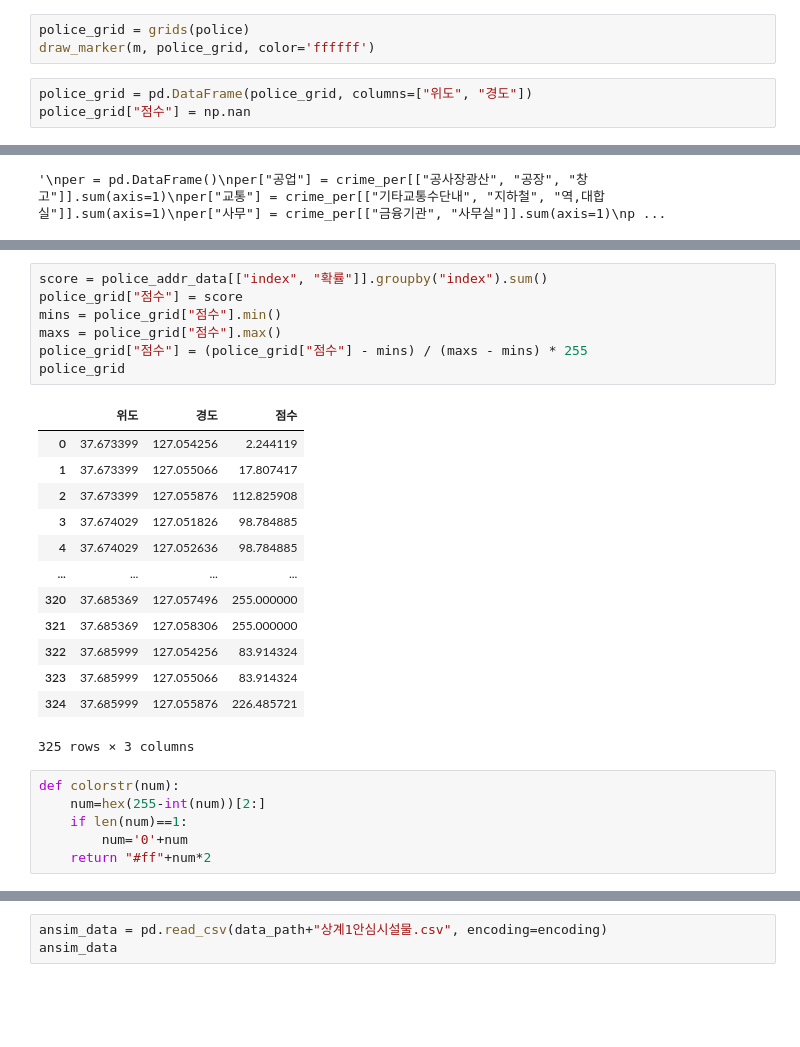
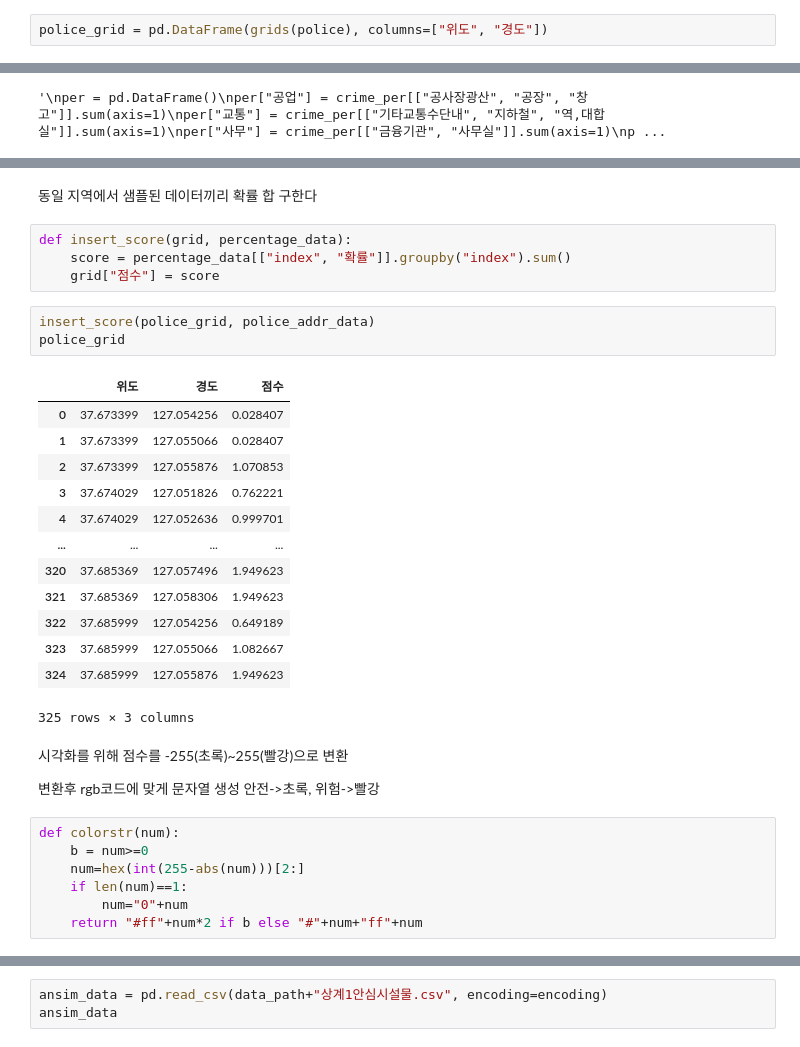
Before and after one commit to topaz11100/bp_final, a Jupyter notebook: 빅프_기말_최종.ipynb, the cells around one changed output, grey strips where cells are left out. Cells and saved outputs as stored; diff of their text form; blank space fills up the shorter version.

```diff
--- a/빅프_기말_최종.ipynb
+++ b/빅프_기말_최종.ipynb
@@ -66,6 +74,2 @@ folium.Marker(location=police,
 # %%
-police_grid = grids(police)
-draw_marker(m, police_grid, color='ffffff')
+police_grid = pd.DataFrame(grids(police), columns=["위도", "경도"])
-# %%
-police_grid = pd.DataFrame(police_grid, columns=["위도", "경도"])
-police_grid["점수"] = np.nan
@@ -273,30 +301,37 @@ police_addr_data
 | 1948 | 37.685953 | 127.055901 | 서울특별시 노원구 상계동 산 12-1 | 서울특별시 노원구 동일로 1772 | 산 | 0.324937 | 324 |
 | 1949 | 37.686178 | 127.055750 | 서울특별시 노원구 상계동 산 12-1 | 서울특별시 노원구 동일로 1772 | 산 | 0.324937 | 324 |
 1950 rows × 7 columns
+# %% [markdown]
+동일 지역에서 샘플된 데이터끼리 확률 합 구한다
 # %%
-score = police_addr_data[["index", "확률"]].groupby("index").sum()
-police_grid["점수"] = score
-mins = police_grid["점수"].min()
-maxs = police_grid["점수"].max()
-police_grid["점수"] = (police_grid["점수"] - mins) / (maxs - mins) * 255
-police_grid
+def insert_score(grid, percentage_data):
+    score = percentage_data[["index", "확률"]].groupby("index").sum()
+    grid["점수"] = score
-# %% [output]
-|  | 위도 | 경도 | 점수 |
-| 0 | 37.673399 | 127.054256 | 2.244119 |
-| 1 | 37.673399 | 127.055066 | 17.807417 |
-| 2 | 37.673399 | 127.055876 | 112.825908 |
-| 3 | 37.674029 | 127.051826 | 98.784885 |
-| 4 | 37.674029 | 127.052636 | 98.784885 |
-| ... | ... | ... | ... |
-| 320 | 37.685369 | 127.057496 | 255.000000 |
-| 321 | 37.685369 | 127.058306 | 255.000000 |
-| 322 | 37.685999 | 127.054256 | 83.914324 |
-| 323 | 37.685999 | 127.055066 | 83.914324 |
-| 324 | 37.685999 | 127.055876 | 226.485721 |
-325 rows × 3 columns
+# %%
+insert_score(police_grid, police_addr_data)
+police_grid
+# %% [output]
+|  | 위도 | 경도 | 점수 |
+| 0 | 37.673399 | 127.054256 | 0.028407 |
+| 1 | 37.673399 | 127.055066 | 0.028407 |
+| 2 | 37.673399 | 127.055876 | 1.070853 |
+| 3 | 37.674029 | 127.051826 | 0.762221 |
+| 4 | 37.674029 | 127.052636 | 0.999701 |
+| ... | ... | ... | ... |
+| 320 | 37.685369 | 127.057496 | 1.949623 |
+| 321 | 37.685369 | 127.058306 | 1.949623 |
+| 322 | 37.685999 | 127.054256 | 0.649189 |
+| 323 | 37.685999 | 127.055066 | 1.082667 |
+| 324 | 37.685999 | 127.055876 | 1.949623 |
+325 rows × 3 columns
+# %% [markdown]
+시각화를 위해 점수를 -255(초록)~255(빨강)으로 변환
+
+변환후 rgb코드에 맞게 문자열 생성 안전->초록, 위험->빨강
 # %%
 def colorstr(num):
-    num=hex(255-int(num))[2:]
+    b = num>=0
+    num=hex(int(255-abs(num)))[2:]
     if len(num)==1:
-        num='0'+num
-    return "#ff"+num*2
+        num="0"+num
+    return "#ff"+num*2 if b else "#"+num+"ff"+num
```
Also changed, not shown: parts of 54 cells of this notebook, 12 other files.
